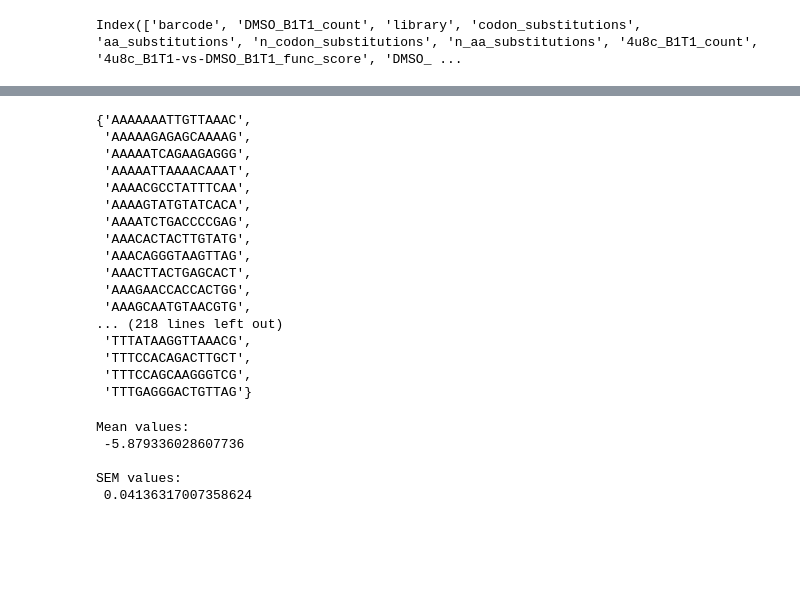
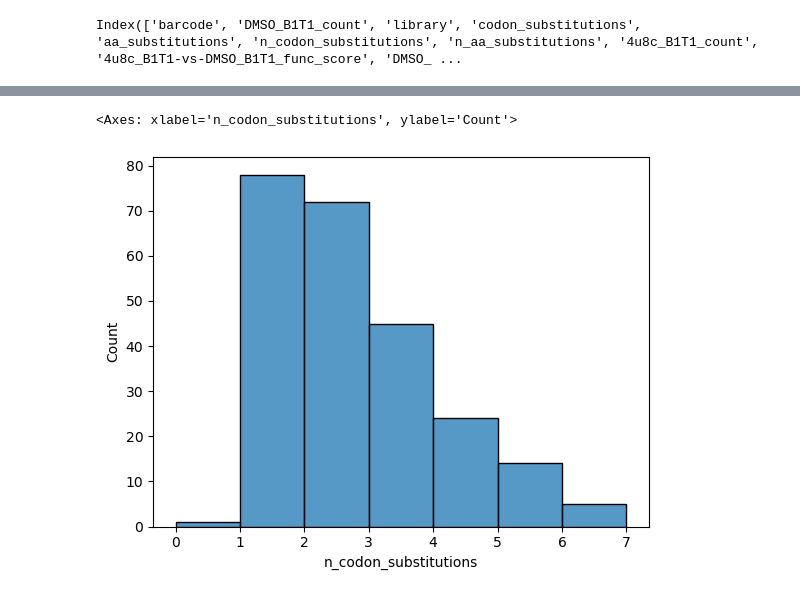
Before and after one commit to kwalcott97/kw_dms, a Jupyter notebook: Compare KW and BD func scores.ipynb, the cells around one changed output, grey strips where cells are left out. Cells and saved outputs as stored; diff of their text form; code cells hidden in the pictures; blank space fills up the shorter version.

Commit message:
add analysis for checking low fitness variant bias

```diff
--- a/Compare KW and BD func scores.ipynb
+++ b/Compare KW and BD func scores.ipynb
@@ -462,26 +472,6 @@ in_1_and_2 = set1 & set2 - set3
 in_1_and_3 = set1 & set3 - set2
 in_2_and_3 = set2 & set3 - set1
 in_all_three = set1 & set2 & set3
-# %%
-in_1_and_3
-# %% [output]
-{'AAAAAAATTGTTAAAC',
- 'AAAAAGAGAGCAAAAG',
- 'AAAAATCAGAAGAGGG',
- 'AAAAATTAAAACAAAT',
- 'AAAACGCCTATTTCAA',
- 'AAAAGTATGTATCACA',
- 'AAAATCTGACCCCGAG',
- 'AAACACTACTTGTATG',
- 'AAACAGGGTAAGTTAG',
- 'AAACTTACTGAGCACT',
- 'AAAGAACCACCACTGG',
- 'AAAGCAATGTAACGTG',
-... (218 lines left out)
- 'TTTATAAGGTTAAACG',
- 'TTTCCACAGACTTGCT',
- 'TTTCCAGCAAGGGTCG',
- 'TTTGAGGGACTGTTAG'}
 # %%
 overlap = filtered_overlap[filtered_overlap['barcode'].isin(in_1_and_3)]
 
@@ -492,11 +482,22 @@ reshaped_overlap = overlap.melt(id_vars=['barcode'], var_name='func_score_type',
 mean_value = reshaped_overlap['func_score'].mean()
 sem_value = reshaped_overlap['func_score'].sem()
 
-print("Mean values:\n", mean_value)
-print("\nSEM values:\n", sem_value)
+# print("Mean values:\n", mean_value)
+# print("\nSEM values:\n", sem_value)
-# %% [output]
-Mean values:
- -5.879336028607736
-
-SEM values:
- 0.04136317007358624
+# %%
+# Assuming 'overlap' is a subset of another DataFrame and you need a separate copy
+overlap_avg = overlap.copy()
+
+# Select columns with float data type
+float_cols = overlap_avg.select_dtypes(include=['float64']).columns
+
+# Calculate the mean of the float columns
+overlap_avg['Average'] = overlap_avg[float_cols].mean(axis=1)
+
+# Merge DataFrames on 'Key'
+overlap_merged = pd.merge(overlap_avg, codon_variant, on='barcode', how='left').sort_values(by='Average', ascending=True)
+
+sns.histplot(data=overlap_merged, x='n_codon_substitutions',  binwidth=1)
+# %% [output]
+<Axes: xlabel='n_codon_substitutions', ylabel='Count'>
+[figure, added]
```
Also changed, not shown: parts of 17 cells of this notebook.
